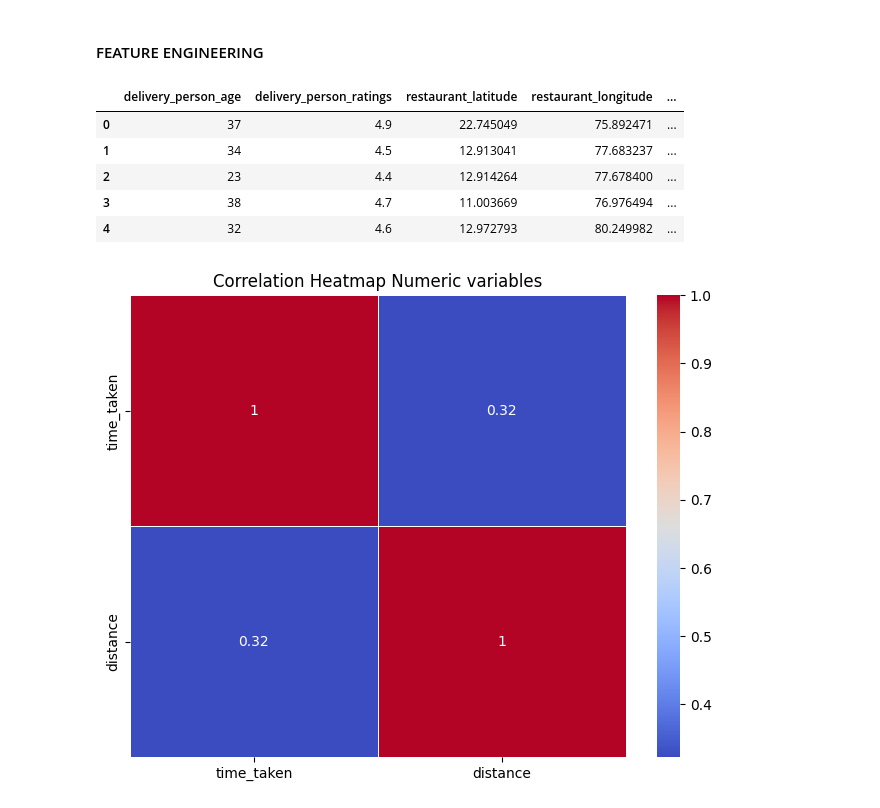
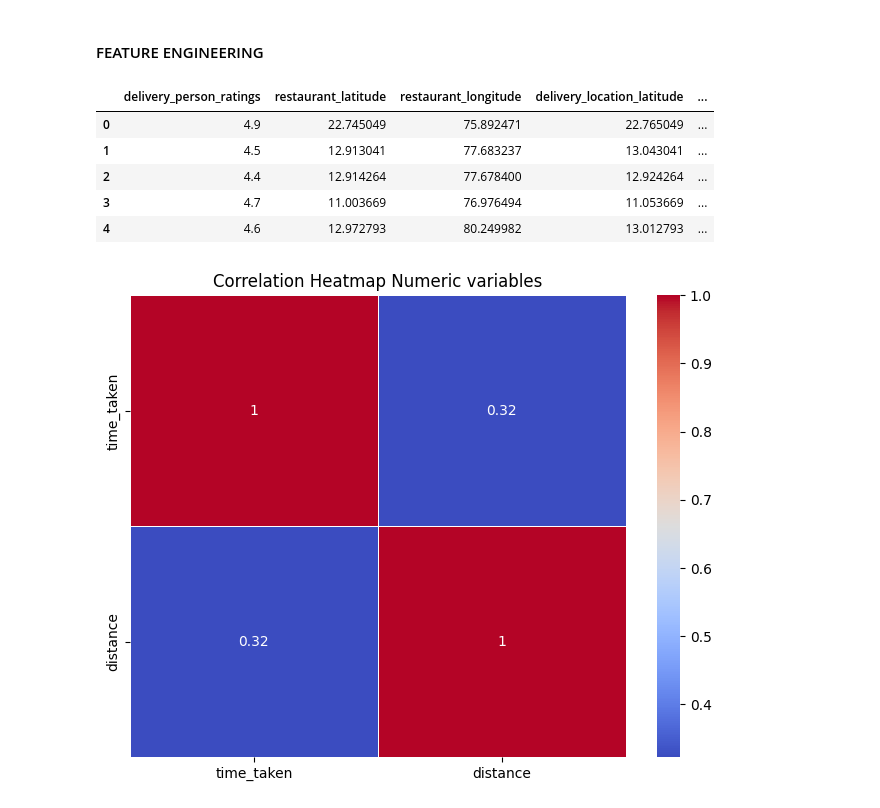
Before and after one commit to BryMat24/IE0005, a Jupyter notebook: notebook.ipynb, the cells around one changed output. Drawn from its saved outputs; the diff is of its cells as text; code cells hidden in the pictures.

```diff
--- a/notebook.ipynb
+++ b/notebook.ipynb
@@ -456,7 +488,7 @@ df.to_csv(r'train_cleaned.csv', index=False)
 # %% [markdown]
 # 2. EXPLANATORY DATA ANALYSIS
 # %%
-df_clean = pd.read_csv('https://raw.githubusercontent.com/BryMat24/IE0005/main/train_cleaned.csv')
+df_clean = pd.read_csv('https://raw.githubusercontent.com/BryMat24/IE0005/main/data_clean.csv')
 df_clean.head()
 # %% [output]
 |  | delivery_person_age | delivery_person_ratings | restaurant_latitude | restaurant_longitude | ... |
@@ -544,3 +582,5 @@ This is an intuitive result because delivering multiple orders in a single trip
+# %%
+df_clean = df_clean.drop('delivery_person_age', axis=1)
 # %% [markdown]
 ### Time Taken Distribution and relation with Categorical variables
 # %%
@@ -583,19 +623,20 @@ interesting discoveries: Initially we expect manual transport like bicycle will
 # %%
 # Define a function to calculate the distance in km
 def calculate_distance(row):
     restaurant_coords = (row['restaurant_latitude'], row['restaurant_longitude'])
     delivery_coords = (row['delivery_location_latitude'], row['delivery_location_longitude'])
     return haversine(restaurant_coords, delivery_coords)
 
 df_clean['distance'] = df_clean.apply(calculate_distance, axis=1)
+df_clean['distance'] = df_clean['distance'].astype(float)
 df_clean.head()
 # %% [output]
-|  | delivery_person_age | delivery_person_ratings | restaurant_latitude | restaurant_longitude | ... |
-| 0 | 37 | 4.9 | 22.745049 | 75.892471 | ... |
-| 1 | 34 | 4.5 | 12.913041 | 77.683237 | ... |
-| 2 | 23 | 4.4 | 12.914264 | 77.678400 | ... |
-| 3 | 38 | 4.7 | 11.003669 | 76.976494 | ... |
-| 4 | 32 | 4.6 | 12.972793 | 80.249982 | ... |
+|  | delivery_person_ratings | restaurant_latitude | restaurant_longitude | delivery_location_latitude | ... |
+| 0 | 4.9 | 22.745049 | 75.892471 | 22.765049 | ... |
+| 1 | 4.5 | 12.913041 | 77.683237 | 13.043041 | ... |
+| 2 | 4.4 | 12.914264 | 77.678400 | 12.924264 | ... |
+| 3 | 4.7 | 11.003669 | 76.976494 | 11.053669 | ... |
+| 4 | 4.6 | 12.972793 | 80.249982 | 13.012793 | ... |
 # %%
 df_distance_time = pd.DataFrame(df_clean[['time_taken', 'distance']])
 
```
Also changed, not shown: parts of 28 cells of this notebook.
